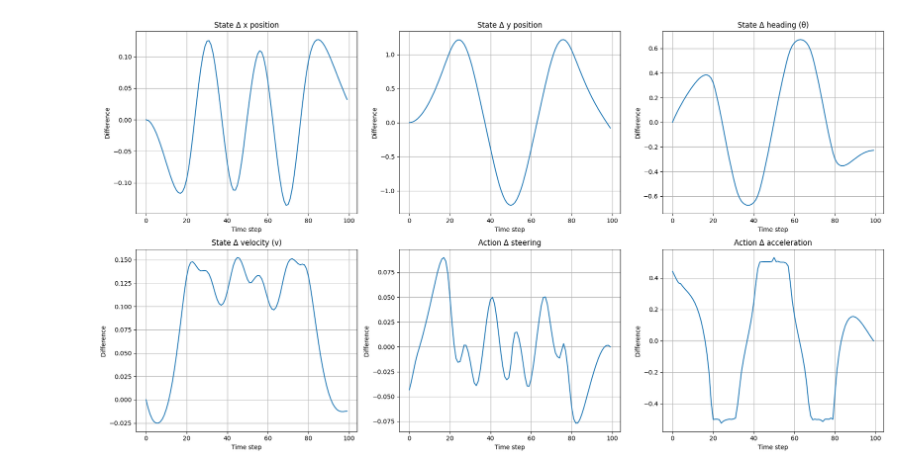
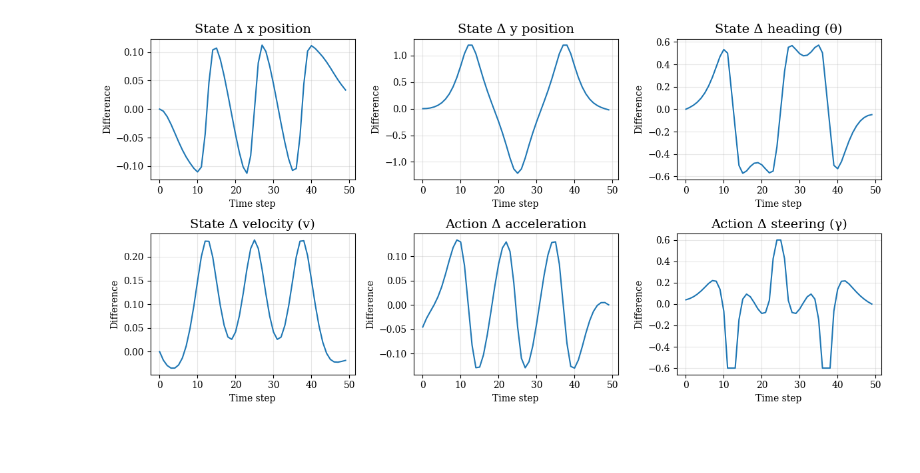
Before and after one commit to NicholasBehr/hcnn, a Jupyter notebook: notebooks/slalom.ipynb, the cells around one changed output. Cells and saved outputs as stored; diff of their text form; code cells hidden in the pictures; blank space fills up the shorter version.

```diff
--- a/notebooks/slalom.ipynb
+++ b/notebooks/slalom.ipynb
@@ -6,7 +29,7 @@ import jax.numpy as jnp
 
 os.environ["CUDA_VISIBLE_DEVICES"] = "3"
 
-HORIZON = 100
+HORIZON = 50
 INITIAL_STATE = jnp.array(
     [0.0, 0.0, 0.0, 1.0]
 )  # x, y, theta, v, heading right at 1 m/s
@@ -14,7 +37,7 @@ INITIAL_STATE = jnp.array(
 from hcnn.system_dynamics import SystemDynamicsBike
 
 sys_dynamics = SystemDynamicsBike.factory(
-    wheelbase=2.5, max_steering=0.5, dt=0.2
+    wheelbase=1.0, max_steering=0.6, dt=0.4
 )  # 100 * 0.2s * 1m/s -> 20m
 # %%
 from flax import struct
@@ -42,8 +65,8 @@ class SystemConstraintsSlalom(SystemConstraintsBase):
             state_dim=4,
             action_dim=2,
             constraint_dim=3,
-            lower_bound=jnp.ones(3),
-            upper_bound=jnp.ones(3) * jnp.inf,
+            lower_bound=jnp.array([1.0, 1.0, 1.0, -0.6]),
+            upper_bound=jnp.array([jnp.inf, jnp.inf, jnp.inf, +0.6]),
             center1=jnp.array([05.0, -0.2]),
             radius1=1.0,
             center2=jnp.array([10.0, +0.2]),
@@ -54,6 +77,8 @@ class SystemConstraintsSlalom(SystemConstraintsBase):
 
     def __call__(self, state: jax.Array, action: jax.Array) -> jax.Array:
         state_xy = state[..., 0:2]
+        # keep steering as a trailing dimension so concatenation shapes match
+        steering_angle = action[..., 1:2]
 
         diff1 = state_xy - self.center1
         val1 = jnp.sum(diff1 * diff1, axis=-1, keepdims=True) - (
@@ -70,7 +95,7 @@ class SystemConstraintsSlalom(SystemConstraintsBase):
             self.radius3 * self.radius3
         )
 
-        return jnp.concatenate([val1, val2, val3], axis=-1)
+        return jnp.concatenate([val1, val2, val3, steering_angle], axis=-1)
 
 
 sys_constraints = SystemConstraintsSlalom.factory()
@@ -108,18 +133,18 @@ phi = ProjectionPhi(
 sqp_problem = projection_problem.replace(phi=phi)
 sqp_parameters = SQPParameters(
     alpha=1.6,
-    sigma=1,
+    sigma=0.1,
     rho=0.1,
     rho_equality_mult=1e3,
     tol_prim=1e-4,
     tol_dual=1e-4,
-    epsilon=0.1,
-    max_iter_lin=2000,
+    epsilon=1e-12,
+    max_iter_lin=2_000,
     max_iter_nonlin=25,
     ls_c1=1e-4,
     ls_rho=0.5,
     ls_max_iter=10,
-    ls_penalty_weight=10.0,
+    ls_penalty_weight=50,
 )
 # %%
 # from hcnn.solver import sqp_solve
@@ -233,34 +294,35 @@ plt.show()
 # %%
 # compute differences between projected and raw rollouts
 state_diff = proj_rollout.states - raw_rollout.states
 action_diff = proj_rollout.actions - raw_rollout.actions
 
 time = jnp.arange(HORIZON)
 
 # prepare subplots: 4 state dims + 2 action dims
-fig, axs = plt.subplots(2, 3, figsize=(18, 10))
+fig, axs = plt.subplots(2, 3, figsize=(12, 6))
 state_labels = ["x position", "y position", "heading (θ)", "velocity (v)"]
-action_labels = ["steering", "acceleration"]
+action_labels = ["acceleration", "steering (γ)"]
 
 # plot state differences
 for i in range(4):
     ax = axs.flat[i]
     ax.plot(time, state_diff[:, i])
     ax.set_title(f"State Δ {state_labels[i]}")
     ax.set_xlabel("Time step")
     ax.set_ylabel("Difference")
-    ax.grid(True)
+    ax.grid(True, alpha=0.3)
 
 # plot action differences
 for i in range(2):
     ax = axs.flat[4 + i]
     ax.plot(time, action_diff[:, i])
     ax.set_title(f"Action Δ {action_labels[i]}")
     ax.set_xlabel("Time step")
     ax.set_ylabel("Difference")
-    ax.grid(True)
+    ax.grid(True, alpha=0.3)
 
 plt.tight_layout()
 plt.show()
+fig.savefig("trajectory_diff_bike.pdf")
 # %% [output]
-[figure, old version]
+[figure, new version]
```
Also changed, not shown: parts of 5 cells of this notebook, 21 other files.
